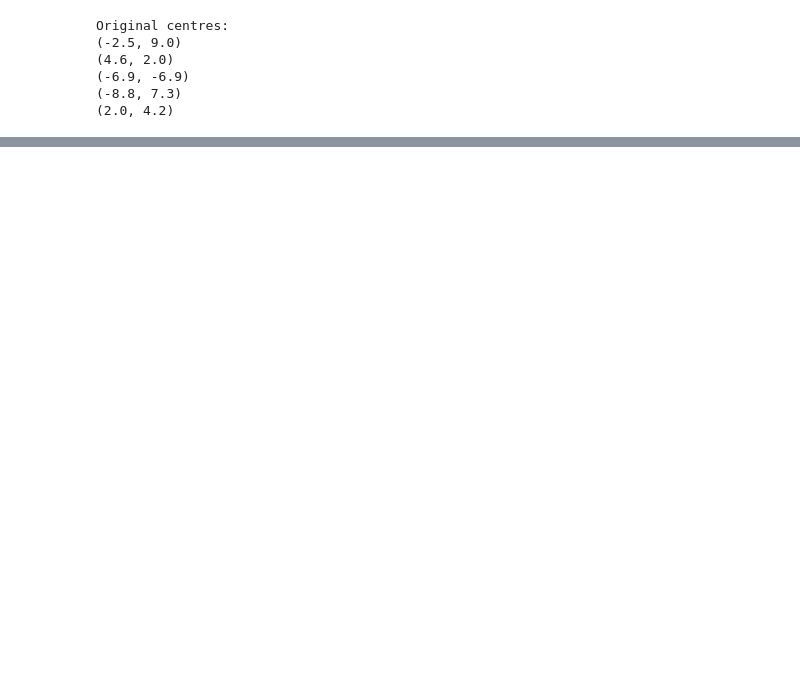
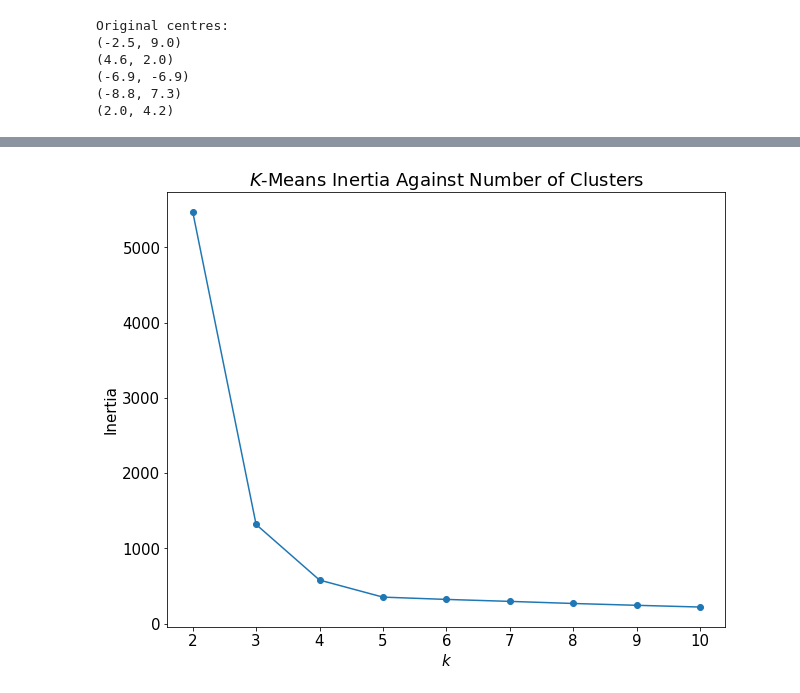
Before and after one commit to chris-leonard/hands-on-machine-learning, a Jupyter notebook: chapter-9/chapter-9-notes.ipynb, the cells around one changed output, grey strips where cells are left out. Cells and saved outputs as stored; diff of their text form; code cells hidden in the pictures; blank space fills up the shorter version.

Commit message:
complete notes on k means

```diff
--- a/chapter-9/chapter-9-notes.ipynb
+++ b/chapter-9/chapter-9-notes.ipynb
@@ -217,0 +247,8 @@ plot_dataset(X, y_pred, ax=ax)
+# %%
+# initialise with known centres
+kmeans_best = KMeans(n_clusters=5, init=centers, n_init=1)
+kmeans_best.fit(X)
+
+print("Known initilisation inertia: {:.1f}".format(kmeans_best.inertia_))
+print("One random initilisation inertia: {:.1f}".format(kmeans_sub.inertia_))
+print("10 initilisations inertia: {:.1f}".format(kmeans.inertia_))
@@ -217,0 +266,5 @@ plot_dataset(X, y_pred, ax=ax)
+# %%
+from sklearn.cluster import MiniBatchKMeans
+
+mb_kmeans = MiniBatchKMeans(n_clusters=5)
+mb_kmeans.fit(X)
@@ -217,0 +285,27 @@ plot_dataset(X, y_pred, ax=ax)
+# %%
+# fit kmeans for different values of k
+kmeans_list = []
+
+for n_clusters in range(2, 11):
+    kmeans = KMeans(n_clusters=n_clusters, random_state=RANDOM_STATE)
+    kmeans.fit(X)
+    kmeans_list.append(kmeans)
+
+
+def plot_interia_against_clusters(kmeans_list):
+    fig, ax = plt.subplots()
+
+    n_clusters = [kmeans.n_clusters for kmeans in kmeans_list]
+    inertia = [kmeans.inertia_ for kmeans in kmeans_list]
+
+    ax.plot(n_clusters, inertia, marker="o")
+
+    ax.set_xlabel("$k$")
+    ax.set_ylabel("Inertia")
+
+    ax.set_title("$K$-Means Inertia Against Number of Clusters")
+
+
+plot_interia_against_clusters(kmeans_list)
+# %% [output]
+[figure, added]
```
Also changed, not shown: parts of 19 cells of this notebook, 2 other files.
